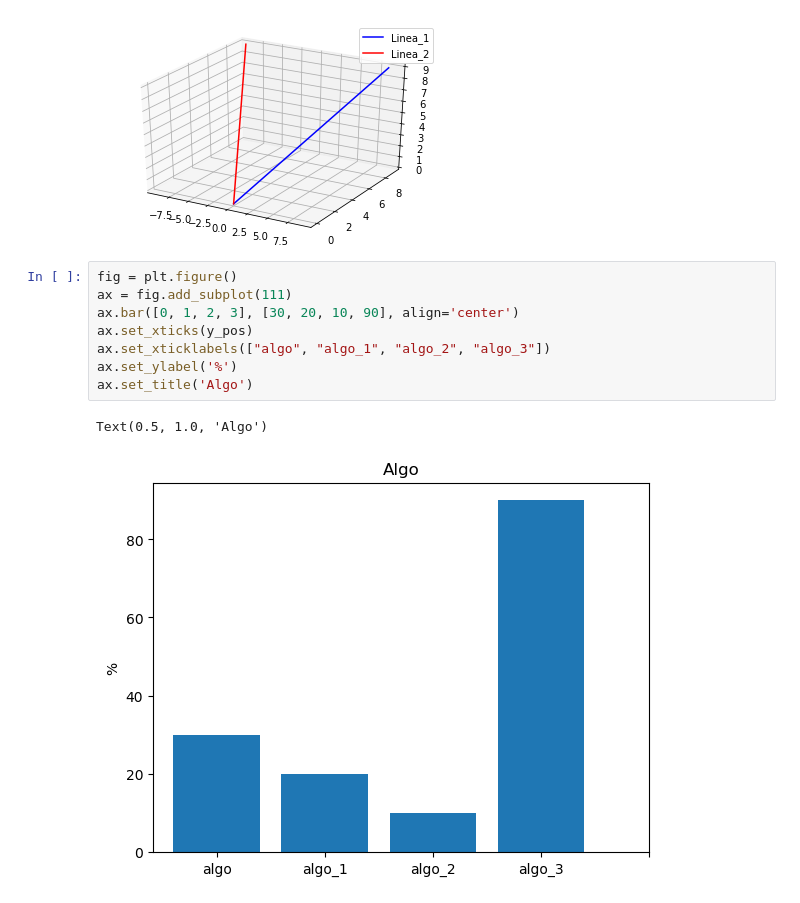
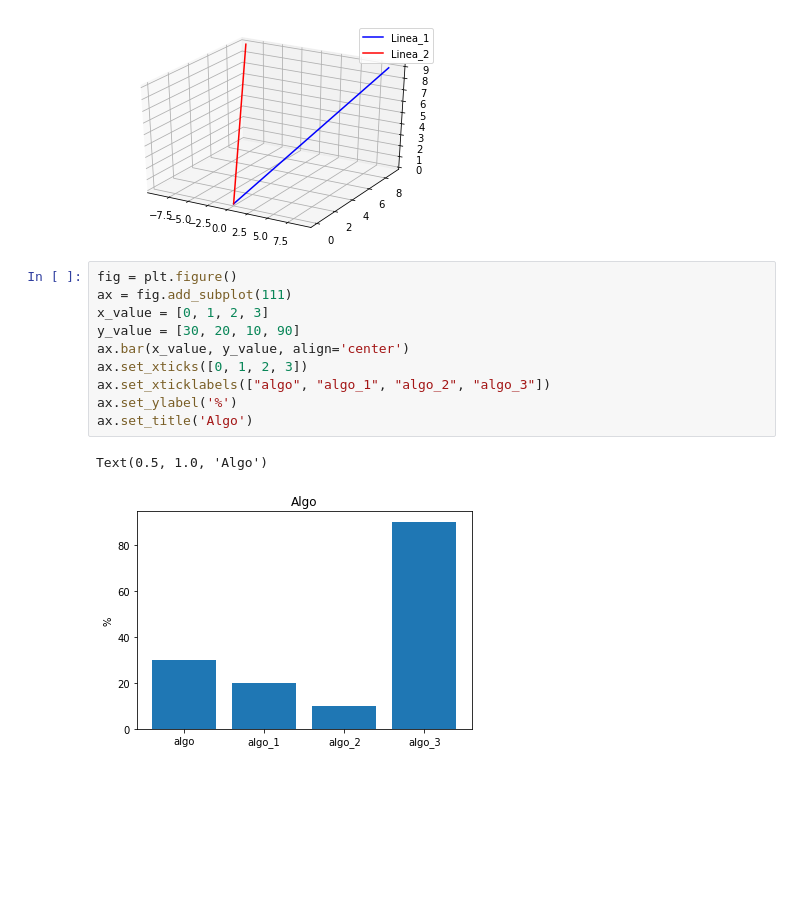
Before and after one commit to LeoMorales/taller-python-cenpat, a Jupyter notebook: Clase 02 - NumPy, Matplotlib.ipynb, the cells around one changed output. Cells and saved outputs as stored; diff of their text form; blank space fills up the shorter version.

Commit message:
imagenes en clase 02

```diff
--- a/Clase 02 - NumPy, Matplotlib.ipynb
+++ b/Clase 02 - NumPy, Matplotlib.ipynb
@@ -436,14 +460,16 @@ ax.legend()
 # %%
 fig = plt.figure()
 ax = fig.add_subplot(111)
-ax.bar([0, 1, 2, 3], [30, 20, 10, 90], align='center')
-ax.set_xticks(y_pos)
+x_value = [0, 1, 2, 3]
+y_value = [30, 20, 10, 90]
+ax.bar(x_value, y_value, align='center')
+ax.set_xticks([0, 1, 2, 3])
 ax.set_xticklabels(["algo", "algo_1", "algo_2", "algo_3"])
 ax.set_ylabel('%')
 ax.set_title('Algo')
 # %% [output]
 Text(0.5, 1.0, 'Algo')
-[figure, old version]
+[figure, new version]
 # %%
 fig = plt.figure()
 ax = fig.add_subplot(111)
```
Also changed, not shown: parts of 30 cells of this notebook, 1 other file.
